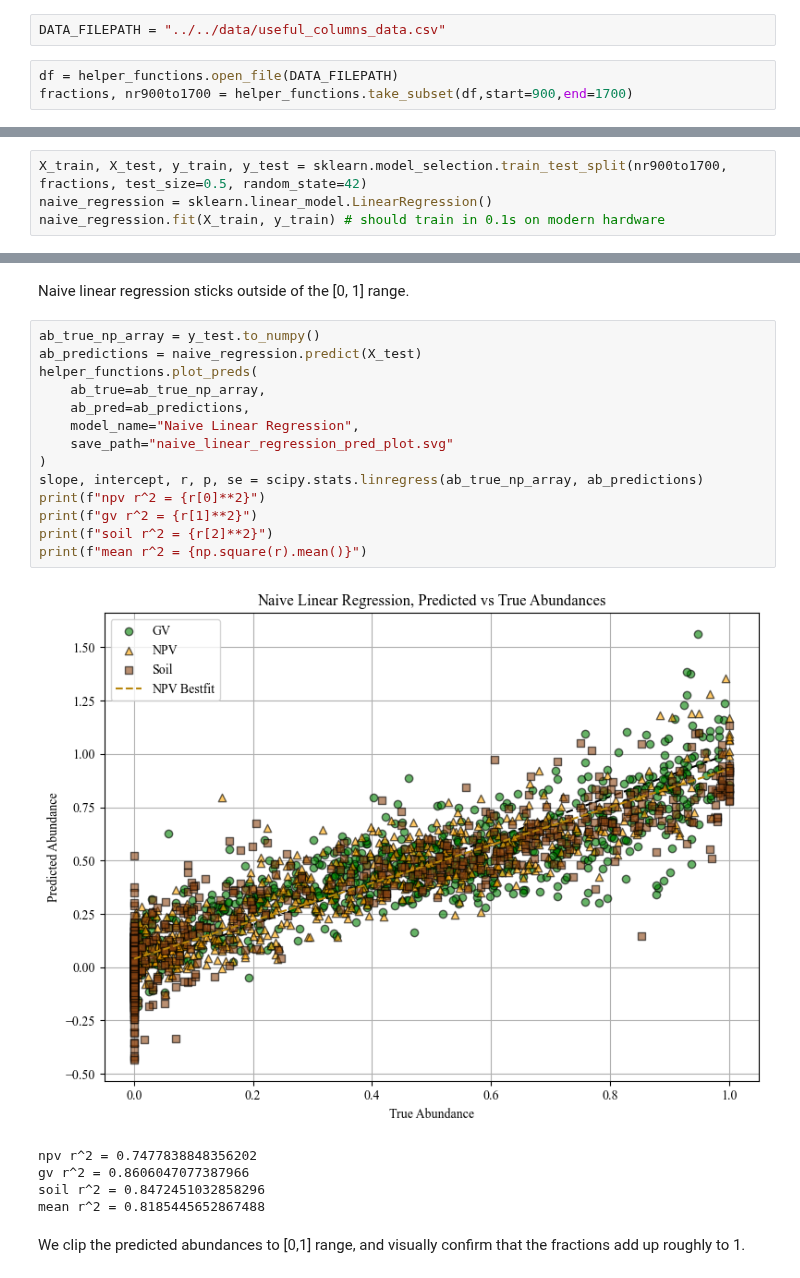
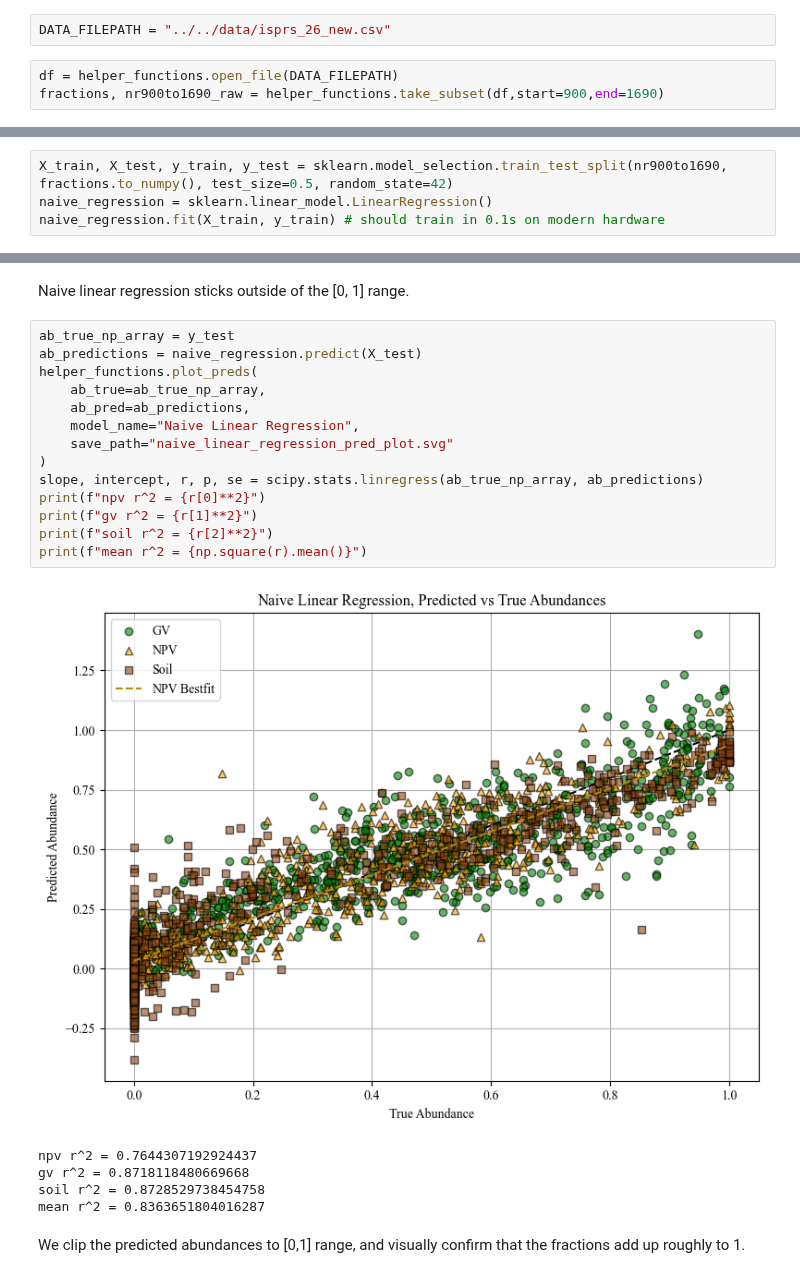
Before and after one commit to utat-ss/FINCH-Science_Unmixing, a Jupyter notebook: runs/unmixing/linear_regression.ipynb, the cells around one changed output, grey strips where cells are left out. Cells and saved outputs as stored; diff of their text form.

```diff
--- a/runs/unmixing/linear_regression.ipynb
+++ b/runs/unmixing/linear_regression.ipynb
@@ -30,7 +30,7 @@ sys.path.append(str(github_root))
 
 from src.utils import helper_functions
 # %%
-DATA_FILEPATH = "../../data/useful_columns_data.csv"
+DATA_FILEPATH = "../../data/isprs_26_new.csv"
 # %%
 df = helper_functions.open_file(DATA_FILEPATH)
-fractions, nr900to1700 = helper_functions.take_subset(df,start=900,end=1700)
+fractions, nr900to1690_raw = helper_functions.take_subset(df,start=900,end=1690)
@@ -41,5 +59,5 @@ A naive linear regression, without adjusting to the specifics of the dataset in
 # %%
-X_train, X_test, y_train, y_test = sklearn.model_selection.train_test_split(nr900to1700, fractions, test_size=0.5, random_state=42)
+X_train, X_test, y_train, y_test = sklearn.model_selection.train_test_split(nr900to1690, fractions.to_numpy(), test_size=0.5, random_state=42)
 naive_regression = sklearn.linear_model.LinearRegression()
 naive_regression.fit(X_train, y_train) # should train in 0.1s on modern hardware
 # %% [output]
@@ -47,25 +65,25 @@ LinearRegression()
 # %% [markdown]
 Naive linear regression sticks outside of the [0, 1] range.
 # %%
-ab_true_np_array = y_test.to_numpy()
+ab_true_np_array = y_test
 ab_predictions = naive_regression.predict(X_test)
 helper_functions.plot_preds(
     ab_true=ab_true_np_array,
     ab_pred=ab_predictions,
     model_name="Naive Linear Regression",
     save_path="naive_linear_regression_pred_plot.svg"
 )
 slope, intercept, r, p, se = scipy.stats.linregress(ab_true_np_array, ab_predictions)
 print(f"npv r^2 = {r[0]**2}")
 print(f"gv r^2 = {r[1]**2}")
 print(f"soil r^2 = {r[2]**2}")
 print(f"mean r^2 = {np.square(r).mean()}")
 # %% [output]
-[figure, old version]
+[figure, new version]
-npv r^2 = 0.7477838848356202
-gv r^2 = 0.8606047077387966
-soil r^2 = 0.8472451032858296
-mean r^2 = 0.8185445652867488
+npv r^2 = 0.7644307192924437
+gv r^2 = 0.8718118480669668
+soil r^2 = 0.8728529738454758
+mean r^2 = 0.8363651804016287
 # %% [markdown]
 We clip the predicted abundances to [0,1] range, and visually confirm that the fractions add up roughly to 1.
 # %%
```
Also changed, not shown: parts of 9 cells of this notebook, 5 other files.
